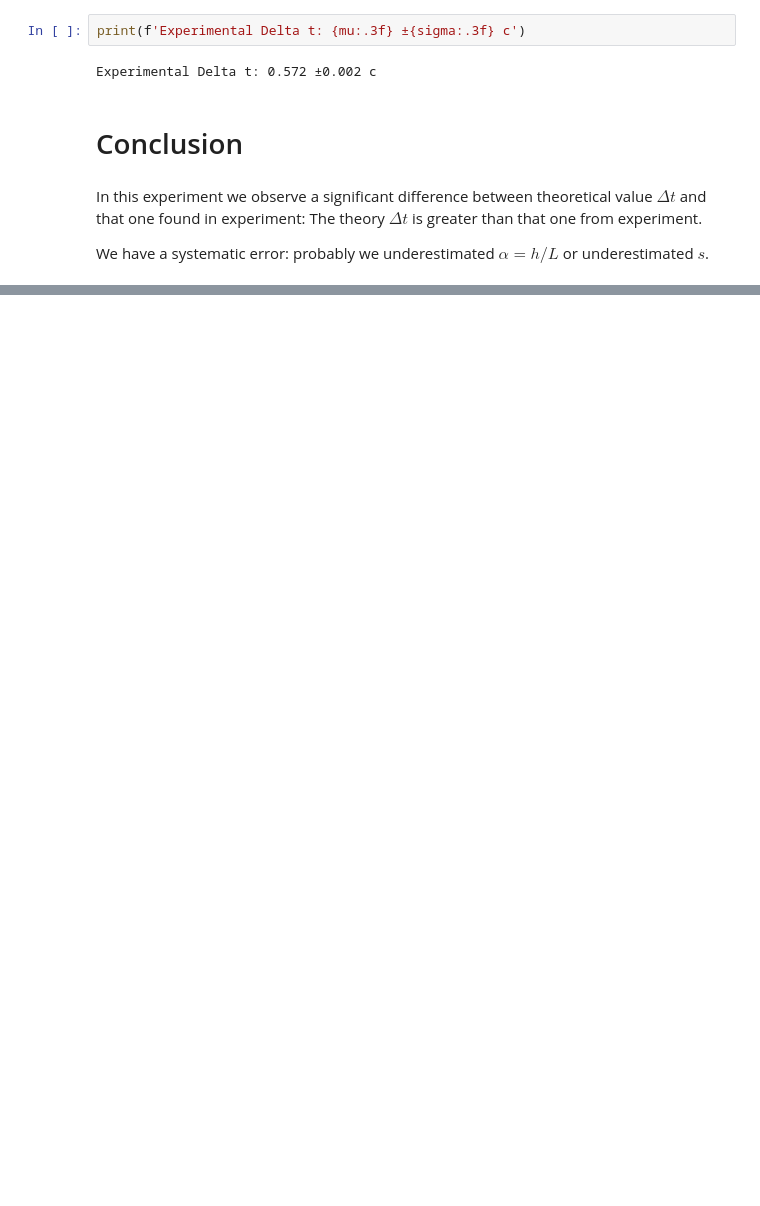
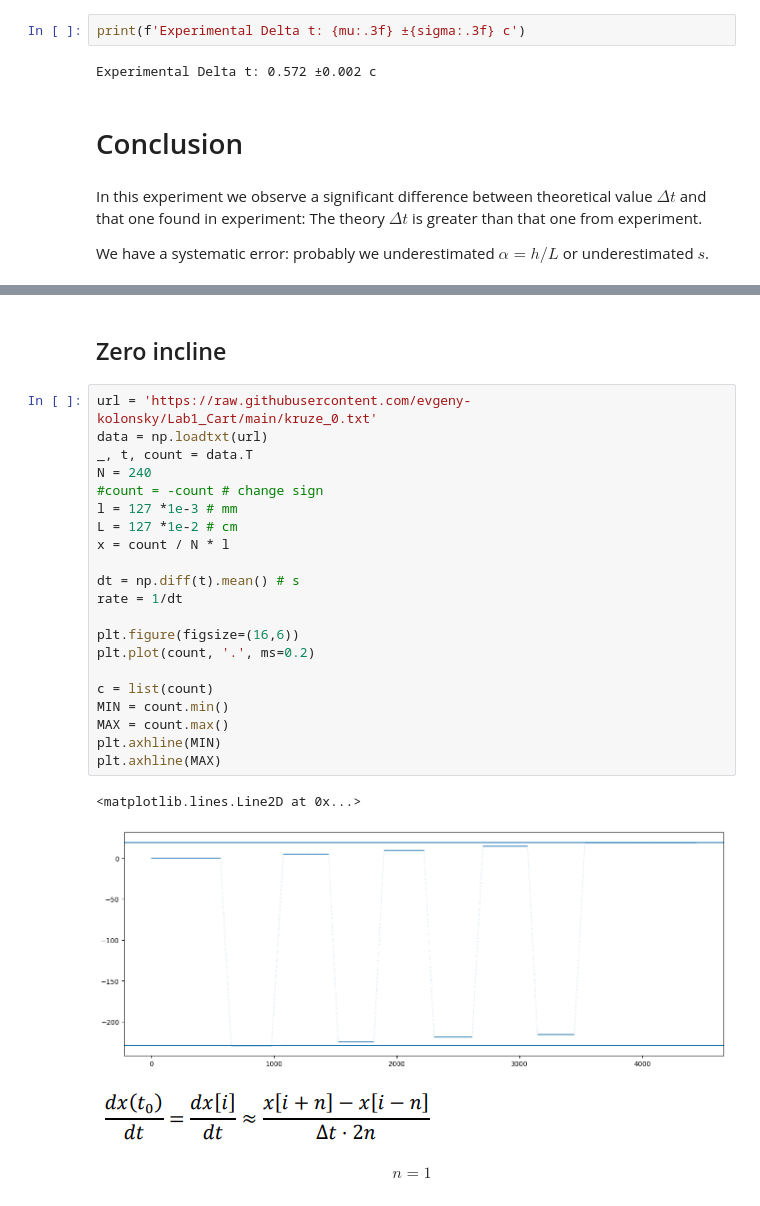
Before and after one commit to evgeny-kolonsky/Lab1h, a Jupyter notebook: Lab1_cart_speed.ipynb, the cells around one changed output, grey strips where cells are left out. Saved outputs shown, nothing was run; the diff lists cells and outputs as text; blank space fills up the shorter version.

```diff
--- a/Lab1_cart_speed.ipynb
+++ b/Lab1_cart_speed.ipynb
@@ -218,0 +233,30 @@ We  have a systematic error: probably we  underestimated $\alpha = h/L$ or under
+# %% [markdown]
+## Zero incline
+# %%
+url = 'https://raw.githubusercontent.com/evgeny-kolonsky/Lab1_Cart/main/kruze_0.txt'
+data = np.loadtxt(url)
+_, t, count = data.T
+N = 240
+#count = -count # change sign
+l = 127 *1e-3 # mm
+L = 127 *1e-2 # cm
+x = count / N * l
+
+dt = np.diff(t).mean() # s
+rate = 1/dt
+
+plt.figure(figsize=(16,6))
+plt.plot(count, '.', ms=0.2)
+
+c = list(count)
+MIN = count.min()
+MAX = count.max()
+plt.axhline(MIN)
+plt.axhline(MAX)
+# %% [output]
+<matplotlib.lines.Line2D at 0x...>
+[figure, added]
+# %% [markdown]
+![image.png](embedded-picture-1)
+
+$$ n = 1$$
```
Also changed, not shown: parts of 15 cells of this notebook.
